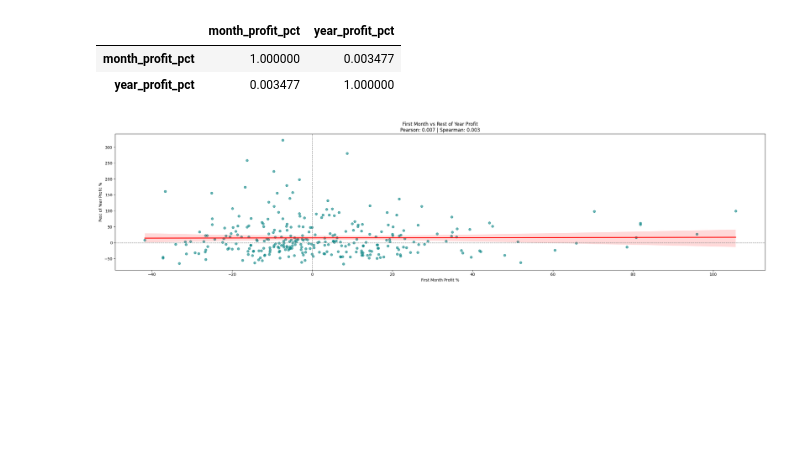
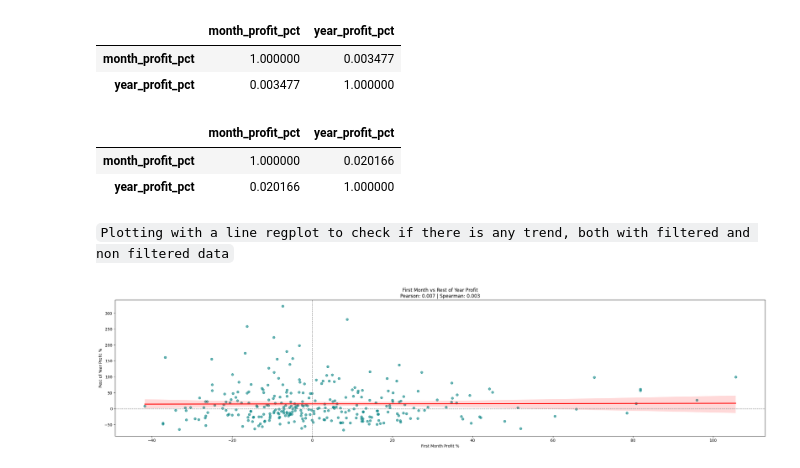
Before and after one commit to IamRaNo/ipo_reality_check, a Jupyter notebook: jupyter_notebooks/02_month_to_year.ipynb, the cells around one changed output. Saved outputs shown, nothing was run; the diff lists cells and outputs as text; code cells hidden in the pictures; blank space fills up the shorter version.

```diff
--- a/jupyter_notebooks/02_month_to_year.ipynb
+++ b/jupyter_notebooks/02_month_to_year.ipynb
@@ -116,6 +196,15 @@ data[cols].corr(method='spearman')
 |  | month_profit_pct | year_profit_pct |
 | month_profit_pct | 1.000000 | 0.003477 |
 | year_profit_pct | 0.003477 | 1.000000 |
+# %%
+cols = ['month_profit_pct', 'year_profit_pct']
+filtered_data[cols].corr(method='spearman')
+# %% [output]
+|  | month_profit_pct | year_profit_pct |
+| month_profit_pct | 1.000000 | 0.020166 |
+| year_profit_pct | 0.020166 | 1.000000 |
+# %% [markdown]
+`Plotting with a line regplot to check if there is any trend, both with filtered and non filtered data`
 # %%
 cols = ['month_profit_pct', 'year_profit_pct']
 
```
Also changed, not shown: parts of 23 cells of this notebook.
